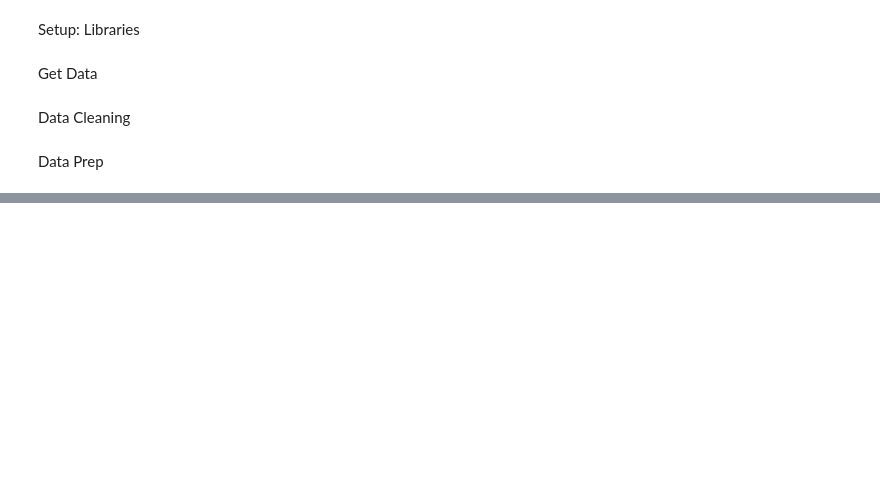
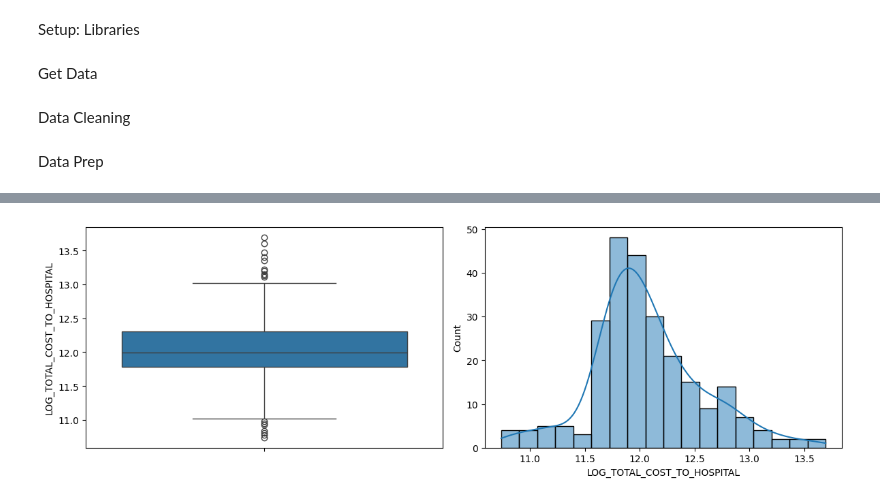
Before and after one commit to lmills724/Package-Pricing-Mission-Hospital-Project, a Jupyter notebook: pricing-predictions.ipynb, the cells around one changed output, grey strips where cells are left out. Drawn from its saved outputs; the diff is of its cells as text; code cells hidden in the pictures; blank space fills up the shorter version.

```diff
--- a/pricing-predictions.ipynb
+++ b/pricing-predictions.ipynb
@@ -91,0 +106,10 @@ data['LOG_TOTAL_COST_TO_HOSPITAL'] = np.log(data['TOTAL COST TO HOSPITAL '])
+# %%
+# Data is right-skewed so using natural log to normalize
+fig, axes = plt.subplots(1,2,figsize=(12,4))
+data['LOG_TOTAL_COST_TO_HOSPITAL'] = np.log(data['TOTAL COST TO HOSPITAL '])
+sns.boxplot(data['LOG_TOTAL_COST_TO_HOSPITAL'], ax=axes[0])
+sns.histplot(data['LOG_TOTAL_COST_TO_HOSPITAL'], kde=True, ax=axes[1])
+plt.tight_layout()
+plt.show()
+# %% [output]
+[figure, added]
```
Also changed, not shown: parts of 6 cells of this notebook.
